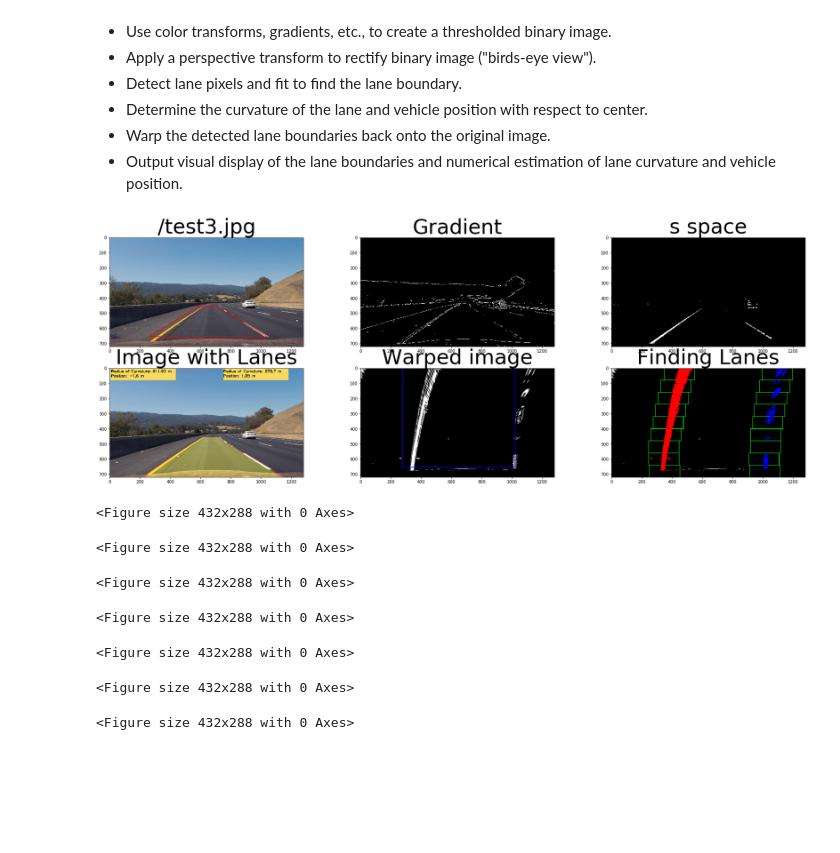
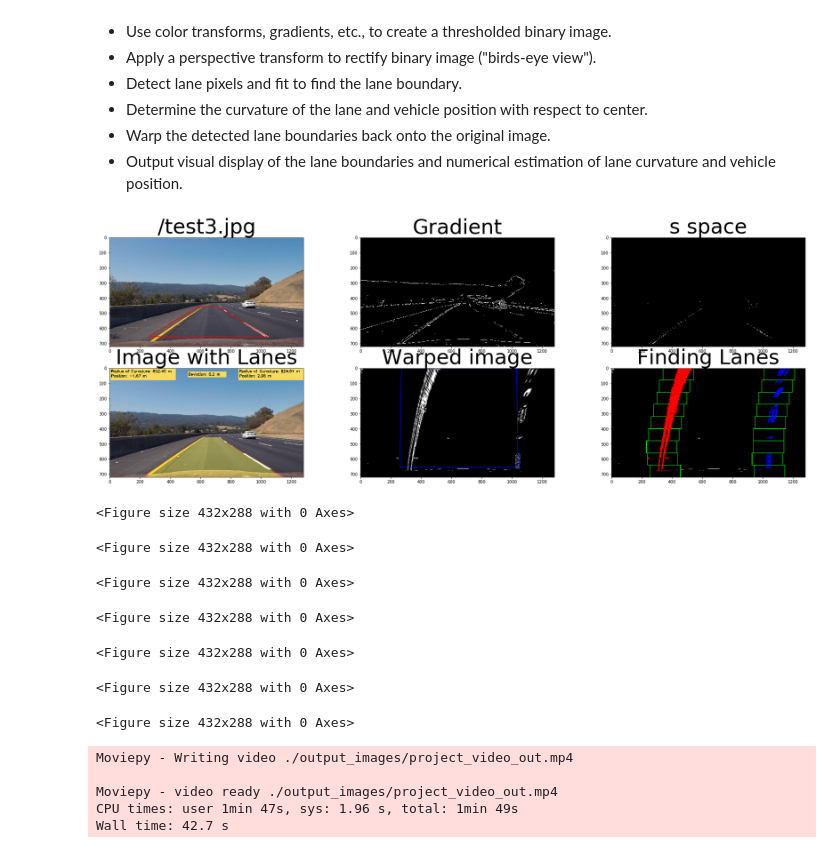
Before and after one commit to VamshiK-Kasula/CarND-Advanced-Lane-Lines, a Jupyter notebook: P2.ipynb, the cells around one changed output. Drawn from its saved outputs; the diff is of its cells as text; code cells hidden in the pictures; blank space fills up the shorter version.

Commit message:
Deviation is estimated and pipeline tuned for accuracy in finding lanes

```diff
--- a/P2.ipynb
+++ b/P2.ipynb
@@ -270,7 +270,7 @@ def pipeline(img):
     src_points = [[260,655],[580,458],[710,458],[1040,655]]
     src_vertices = np.float32([src_points])
 
-    dst_points = [[280,655],[280,0],[1020,0],[1020,655]]
+    dst_points = [[260,655],[270,0],[1030,0],[1040,655]]
     dst_vertices = np.float32([dst_points])
 
     img_size = (img.shape[1], img.shape[0])
@@ -283,7 +283,8 @@ def pipeline(img):
     # sobel_x gradient
     mag_binary = mag_gradient(undist_img, 3, mag_thresh = (50,100))
     # HLS color space, S-channel thresholding
-    binary_s_output= hls_threshold(undist_img, (170,255))
+    binary_s_output= hls_threshold(undist_img, (160,190))
+# (165,190)
 
     # stacked images for visualization
     color_binary = np.dstack(( np.zeros_like(mag_binary), mag_binary, binary_s_output)) * 255
@@ -307,8 +308,16 @@ def pipeline(img):
     unwarped = cv2.warpPerspective(lane_image, inv_perspective_mat, img_size, flags=cv2.INTER_LINEAR)
     image_with_lanes = weighted_img(undist_img, unwarped)
 
+    xm_p = 3.7/700 # meters per pixel in x dimension
+    camera_pos = (img_size[0]/2)
+    deviation = (((left_fitx[-1] + right_fitx[-1])/2)-camera_pos) * xm_p
+
+    image_with_lanes = cv2.rectangle(image_with_lanes, (515,24), (770,61), (250,218,94), -1)
+    txt_roc = "Deviation: " + str(round(deviation,2)) + " m"
+    cv2.putText(image_with_lanes,txt_roc,(520 , 50), cv2.FONT_HERSHEY_SIMPLEX, 0.8, (0,0,0), 2)
+
     image_with_lanes = add_text_to_image(image_with_lanes,((5,5),(435,80)), left_curverad, dist_center_left, ((10, 30),(10,60)))
-    image_with_lanes = add_text_to_image(image_with_lanes,((750,5),(1180,80)), right_curverad, dist_center_right, ((750, 30),(750,60)))
+    image_with_lanes = add_text_to_image(image_with_lanes,((850,5),(1280,80)), right_curverad, dist_center_right, ((855, 30),(855,60)))
 
     return image_with_lanes,mag_binary,binary_s_output, warped, lanes_image
 # %%
@@ -329,7 +338,7 @@ poly_src = geometry.Polygon(src_points)
 src_x,src_y = poly_src.exterior.xy
 
 # dst_points = [[280,655],[280,0],[1020,0],[1020,655]]
-dst_points = [[280,655],[280,0],[1020,0],[1020,655]]
+dst_points = [[260,655],[270,0],[1030,0],[1040,655]]
 dst_vertices = np.float32([dst_points])
 poly_dst = geometry.Polygon(dst_points)
 dst_x,dst_y = poly_dst.exterior.xy
@@ -349,34 +358,34 @@ for fname in images:
 
     ax2.imshow(mag_binary, cmap='gray')
     ax2.set_title('Gradient', fontsize=50)
 
     ax3.imshow(binary_s_output, cmap='gray')
     ax3.set_title('s space', fontsize=50)
 
     ax4.imshow(image_with_lanes)
     ax4.set_title('Image with Lanes', fontsize=50)
 
     ax5.plot(dst_x,dst_y, 'b')
     ax5.imshow(warped, cmap='gray')
     ax5.set_title('Warped image', fontsize=50)
 
     ax6.imshow(lanes_image)
     ax6.set_title('Finding Lanes', fontsize=50)
 
     plt.subplots_adjust(left=0., right=1, top=0.9, bottom=0.)
 
     plt.pause(1)
     fig_name = "./output_images/" + fname.replace('./test_images/', 'fig_')
     f.savefig(fig_name)
 
     # Saving the images
     name = "./output_images" + fname.replace('./test_images', '')
     pil_img = Image.fromarray(image_with_lanes)
     pil_img.save(name)
 
 plt.close('all')
 # %% [output]
-[figure, old version]
+[figure, new version]
 <Figure size 432x288 with 0 Axes>
 <Figure size 432x288 with 0 Axes>
 <Figure size 432x288 with 0 Axes>
@@ -392,13 +413,19 @@ def video_pipeline(img):
 # %%
-# ###Testing piepline on video
+###Testing piepline on video
 
-# from moviepy.editor import VideoFileClip
-# from IPython.display import HTML
+from moviepy.editor import VideoFileClip
+from IPython.display import HTML
 
-# obj_points, img_points = compute_calibration()
-# video_out = './output_images/project_video_out.mp4'
-# video_in = VideoFileClip("project_video.mp4").subclip(0,2)
+obj_points, img_points = compute_calibration()
+video_out = './output_images/project_video_out.mp4'
+video_in = VideoFileClip("project_video.mp4").subclip(41,43)
 
-# clip = video_in.fl_image(video_pipeline)
+clip = video_in.fl_image(video_pipeline)
 
-# %time clip.write_videofile(video_out, audio=False)
+%time clip.write_videofile(video_out, audio=False)
+# %% [output]
+Moviepy - Writing video ./output_images/project_video_out.mp4
+
+Moviepy - video ready ./output_images/project_video_out.mp4
+CPU times: user 1min 47s, sys: 1.96 s, total: 1min 49s
+Wall time: 42.7 s
```
Also changed, not shown: parts of 2 cells of this notebook, 19 other files.
